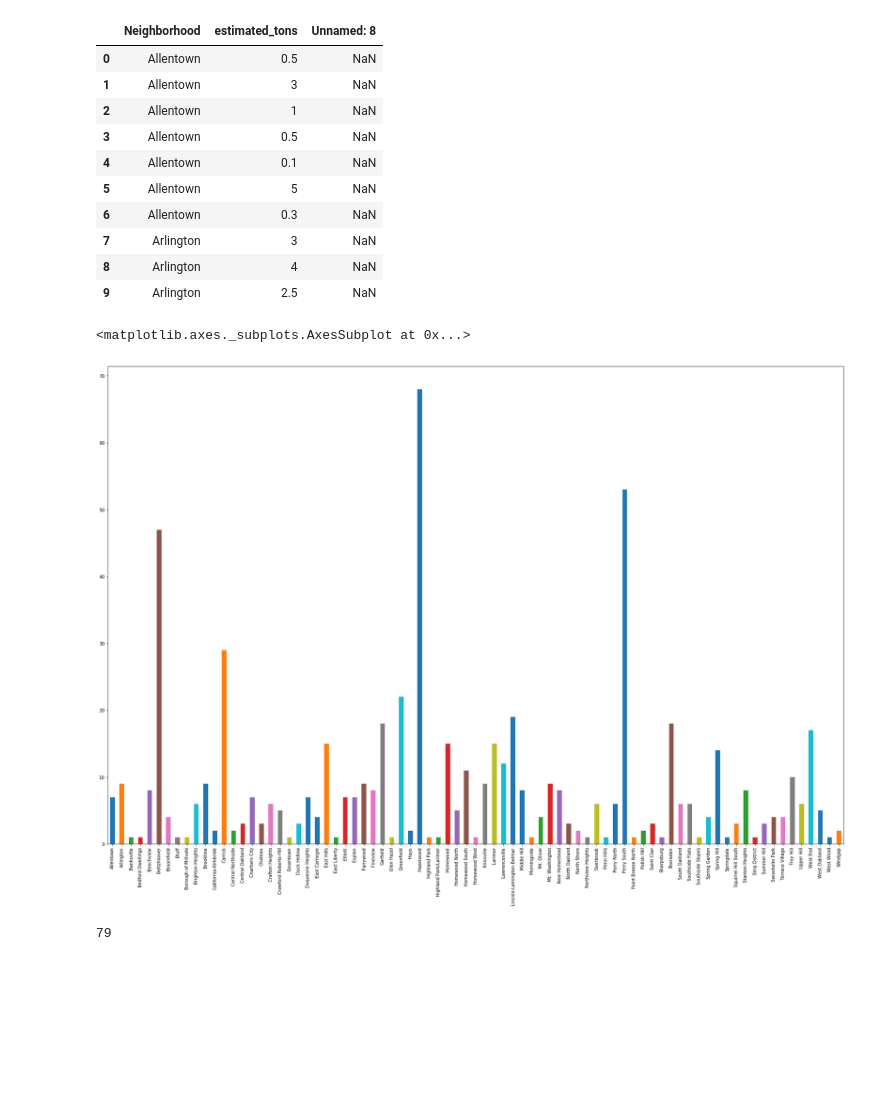
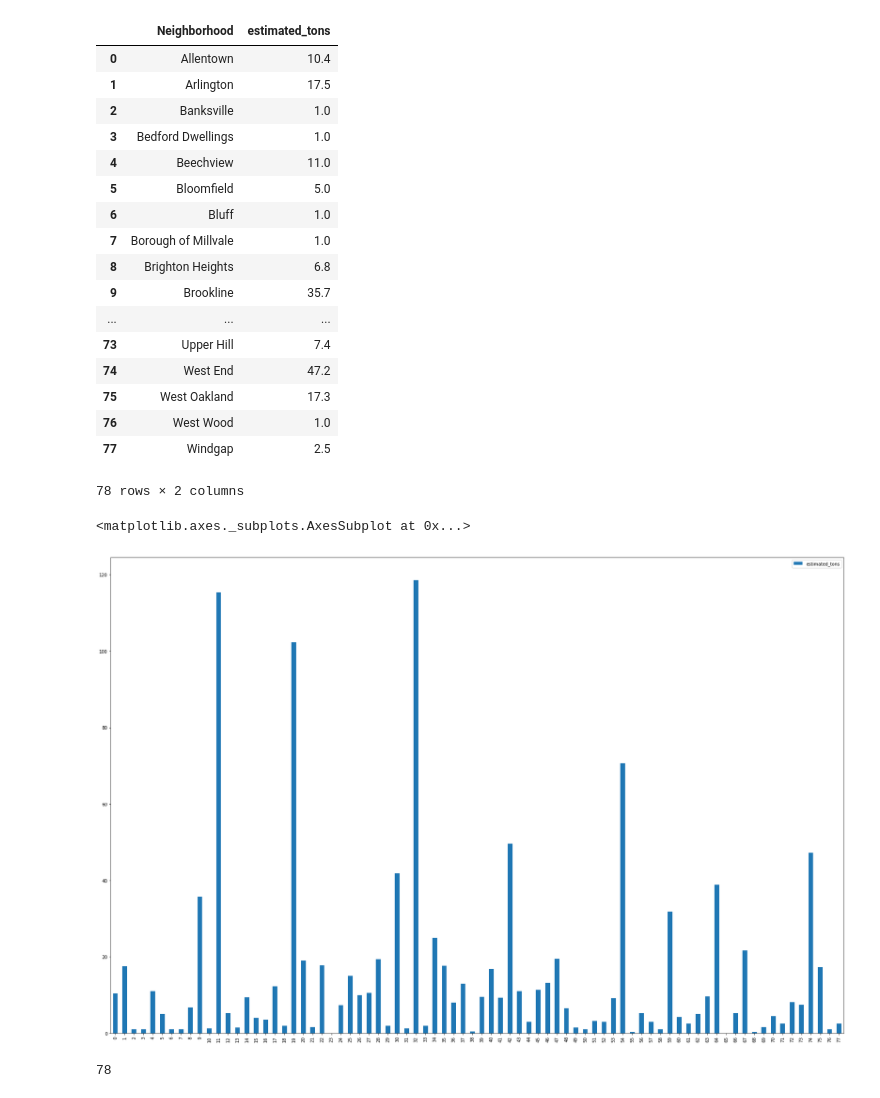
Before and after one commit to janereilly10/Final-Project, a Jupyter notebook: dump.ipynb, the cells around one changed output. Saved outputs shown, nothing was run; the diff lists cells and outputs as text; code cells hidden in the pictures; blank space fills up the shorter version.

Commit message:
Fixed Graph

```diff
--- a/dump.ipynb
+++ b/dump.ipynb
@@ -10,7 +10,8 @@ ssl._create_default_https_context = ssl._create_unverified_context
 # %%
 dump_site = pd.read_csv("https://data.wprdc.org/dataset/ed4cf849-d323-4d01-8a13-675d283f1ac9/resource/ee834d8d-ae71-4b3b-b02b-312ba321ff17/download/illegaldumpsites.csv")
 dump = dump_site.loc[dump_site['City'] == 'Pittsburgh']
-dump.head(20)
+dump2 = dump.loc[dump['Neighborhood']!= 'Beltzhoover']
+dump2.head(30)
 # %% [output]
 |  | site_name | Status | City | Neighborhood | estimated_tons | location_description | latitude | longitude | ... |
 | 0 | St. Martin Street | Surveyed | Pittsburgh | Allentown | 0.5 | NaN | 40.42221971 | -79.99022525 | ... |
@@ -32,27 +33,36 @@ dump.head(20)
 # %%
-dumps = dump.drop(['site_name', 'City', 'location_description','latitude', 'longitude', 'Status'], axis=1)
-#dump.set_index('Neighborhood')
-dumps.head(10)
+dumps = dump2.drop(['site_name', 'City', 'location_description','latitude', 'longitude', 'Status'], axis=1)
+newdata = dumps.iloc[:,0:2]
+newdata['estimated_tons'] = newdata['estimated_tons'].astype(float)
+new = newdata.groupby('Neighborhood', as_index = False).sum()
+new.head(79)
 # %% [output]
-|  | Neighborhood | estimated_tons | Unnamed: 8 |
-| 0 | Allentown | 0.5 | NaN |
-| 1 | Allentown | 3 | NaN |
-| 2 | Allentown | 1 | NaN |
-| 3 | Allentown | 0.5 | NaN |
-| 4 | Allentown | 0.1 | NaN |
-| 5 | Allentown | 5 | NaN |
-| 6 | Allentown | 0.3 | NaN |
-| 7 | Arlington | 3 | NaN |
-| 8 | Arlington | 4 | NaN |
-| 9 | Arlington | 2.5 | NaN |
+|  | Neighborhood | estimated_tons |
+| 0 | Allentown | 10.4 |
+| 1 | Arlington | 17.5 |
+| 2 | Banksville | 1.0 |
+| 3 | Bedford Dwellings | 1.0 |
+| 4 | Beechview | 11.0 |
+| 5 | Bloomfield | 5.0 |
+| 6 | Bluff | 1.0 |
+| 7 | Borough of Millvale | 1.0 |
+| 8 | Brighton Heights | 6.8 |
+| 9 | Brookline | 35.7 |
+| ... | ... | ... |
+| 73 | Upper Hill | 7.4 |
+| 74 | West End | 47.2 |
+| 75 | West Oakland | 17.3 |
+| 76 | West Wood | 1.0 |
+| 77 | Windgap | 2.5 |
+78 rows × 2 columns
 # %%
-dumps["Neighborhood"].value_counts().sort_index().plot(kind='bar', rot=90, figsize = (30,20))
+new.plot(kind='bar', rot=90, figsize = (30,20))
 # %% [output]
 <matplotlib.axes._subplots.AxesSubplot at 0x...>
-[figure, old version]
+[figure, new version]
 # %%
-dumps['Neighborhood'].unique()
-len(dumps['Neighborhood'].unique())
+new['Neighborhood'].unique()
+len(new['Neighborhood'].unique())
 #Okay, so we should probably remove any locations with the least amounts of trash by a certain margin
 # %% [output]
-79
+78
```
Also changed, not shown: parts of 1 cell of this notebook.
